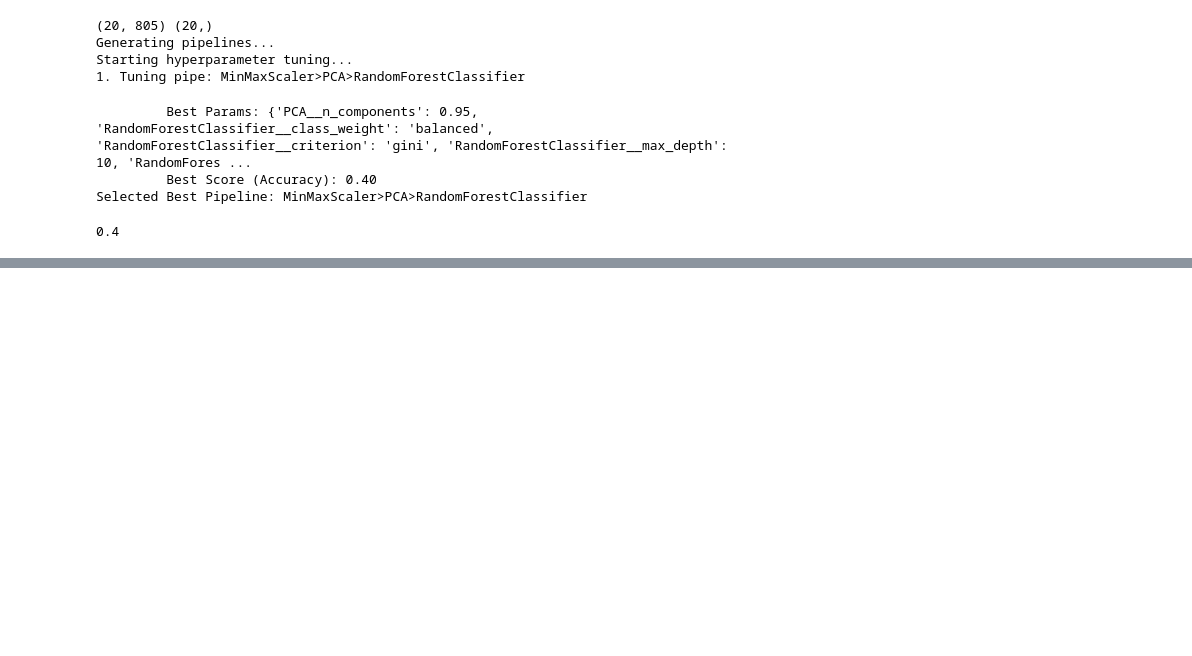
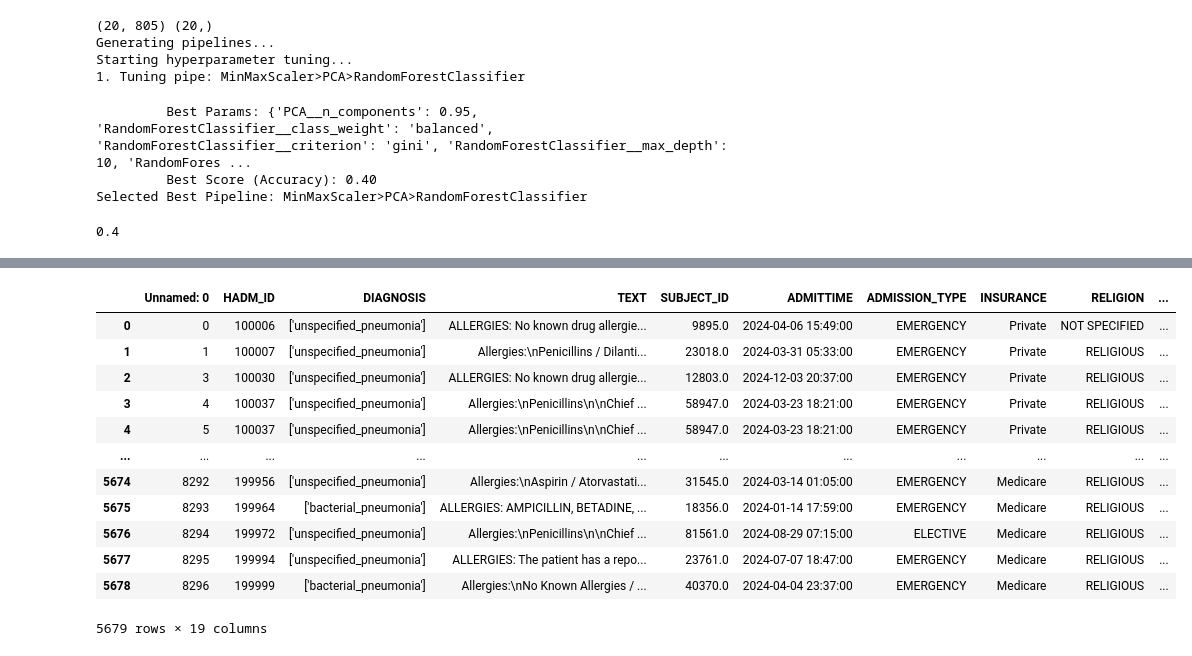
Before and after one commit to MinhPhuc1510/LengthOfStayPredictor, a Jupyter notebook: length_of_stay_prediction/test.ipynb, the cells around one changed output, grey strips where cells are left out. Cells and saved outputs as stored; diff of their text form; code cells hidden in the pictures; blank space fills up the shorter version.

```diff
--- a/length_of_stay_prediction/test.ipynb
+++ b/length_of_stay_prediction/test.ipynb
@@ -350,3 +350,10 @@ Starting hyperparameter tuning...
          Best Score (Accuracy): 0.40
 Selected Best Pipeline: MinMaxScaler>PCA>RandomForestClassifier
 0.4
+# %%
+import pandas as pd
+import sqlite3
+
+# Step 1: Read the CSV file
+file_path = '/tmp/samples_for_application.csv'
+df = pd.read_csv(file_path)
@@ -352,0 +381,29 @@ Selected Best Pipeline: MinMaxScaler>PCA>RandomForestClassifier
+# %%
+def categorize_los(los):
+    if los < 3:
+        return 0
+    elif 3 <= los < 7:
+        return 1
+    elif 7 <= los < 14:
+        return 2
+    else:
+        return 3
+
+# Assuming there is a column 'LOS' in the DataFrame that contains the length of stay values
+df['cate'] = df['LOS'].apply(categorize_los)
+# %%
+df[df['cate'] == df['LOS_label']]
+# %% [output]
+|  | Unnamed: 0 | HADM_ID | DIAGNOSIS | TEXT | SUBJECT_ID | ADMITTIME | ADMISSION_TYPE | INSURANCE | RELIGION | ... |
+| 0 | 0 | 100006 | ['unspecified_pneumonia'] | ALLERGIES: No known drug allergie... | 9895.0 | 2024-04-06 15:49:00 | EMERGENCY | Private | NOT SPECIFIED | ... |
+| 1 | 1 | 100007 | ['unspecified_pneumonia'] | Allergies:\nPenicillins / Dilanti... | 23018.0 | 2024-03-31 05:33:00 | EMERGENCY | Private | RELIGIOUS | ... |
+| 2 | 3 | 100030 | ['unspecified_pneumonia'] | ALLERGIES: No known drug allergie... | 12803.0 | 2024-12-03 20:37:00 | EMERGENCY | Private | RELIGIOUS | ... |
+| 3 | 4 | 100037 | ['unspecified_pneumonia'] | Allergies:\nPenicillins\n\nChief ... | 58947.0 | 2024-03-23 18:21:00 | EMERGENCY | Private | RELIGIOUS | ... |
+| 4 | 5 | 100037 | ['unspecified_pneumonia'] | Allergies:\nPenicillins\n\nChief ... | 58947.0 | 2024-03-23 18:21:00 | EMERGENCY | Private | RELIGIOUS | ... |
+| ... | ... | ... | ... | ... | ... | ... | ... | ... | ... | ... |
+| 5674 | 8292 | 199956 | ['unspecified_pneumonia'] | Allergies:\nAspirin / Atorvastati... | 31545.0 | 2024-03-14 01:05:00 | EMERGENCY | Medicare | RELIGIOUS | ... |
+| 5675 | 8293 | 199964 | ['bacterial_pneumonia'] | ALLERGIES: AMPICILLIN, BETADINE, ... | 18356.0 | 2024-01-14 17:59:00 | EMERGENCY | Medicare | RELIGIOUS | ... |
+| 5676 | 8294 | 199972 | ['unspecified_pneumonia'] | Allergies:\nPenicillins\n\nChief ... | 81561.0 | 2024-08-29 07:15:00 | ELECTIVE | Medicare | RELIGIOUS | ... |
+| 5677 | 8295 | 199994 | ['unspecified_pneumonia'] | ALLERGIES: The patient has a repo... | 23761.0 | 2024-07-07 18:47:00 | EMERGENCY | Medicare | RELIGIOUS | ... |
+| 5678 | 8296 | 199999 | ['bacterial_pneumonia'] | Allergies:\nNo Known Allergies / ... | 40370.0 | 2024-04-04 23:37:00 | EMERGENCY | Medicare | RELIGIOUS | ... |
+5679 rows × 19 columns
```
Also changed, not shown: parts of 9 cells of this notebook, 1 other file.
